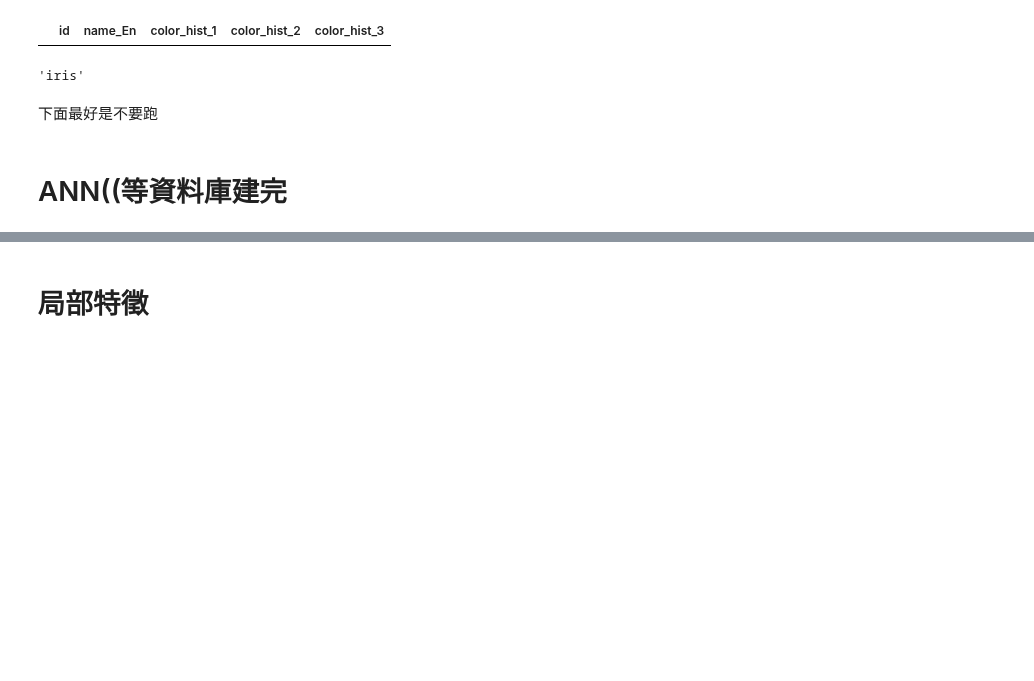
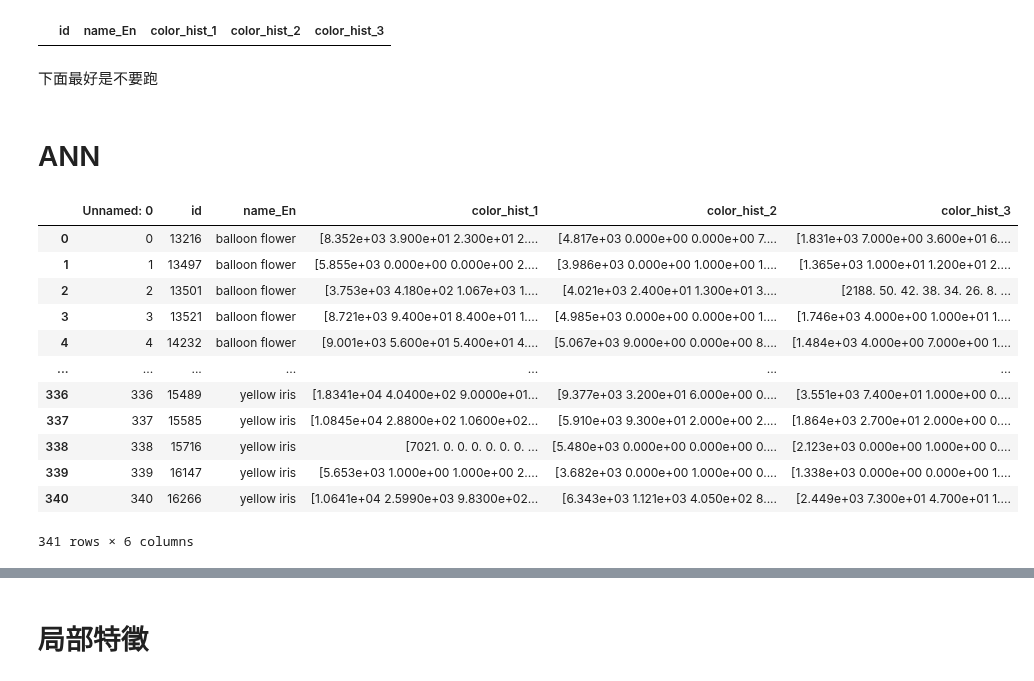
Before and after one commit to fxz200/detection, a Jupyter notebook: flower.ipynb, the cells around one changed output, grey strips where cells are left out. Cells and saved outputs as stored; diff of their text form; code cells hidden in the pictures; blank space fills up the shorter version.

```diff
--- a/flower.ipynb
+++ b/flower.ipynb
@@ -458,10 +450,6 @@ flower_db=pd.DataFrame(title)
 flower_db
 # %% [output]
 |  | id | name_En | color_hist_1 | color_hist_2 | color_hist_3 |
-# %%
-GetName("C:/flowerpic/jpeg-224x224/val/iris/12769.jpeg")
-# %% [output]
-'iris'
 # %%
 
 #"C:/flowerpic/jpeg-224x224/val/iris/12769.jpeg"
@@ -509,5 +497,22 @@ for path in pathlist:
 # %%
 flower_db.to_csv("flower_db.csv")
 # %% [markdown]
-ANN((等資料庫建完
+ANN
 ===
+# %%
+df=pd.read_csv("flower_db.csv")
+df
+# %% [output]
+|  | Unnamed: 0 | id | name_En | color_hist_1 | color_hist_2 | color_hist_3 |
+| 0 | 0 | 13216 | balloon flower | [8.352e+03 3.900e+01 2.300e+01 2.... | [4.817e+03 0.000e+00 0.000e+00 7.... | [1.831e+03 7.000e+00 3.600e+01 6.... |
+| 1 | 1 | 13497 | balloon flower | [5.855e+03 0.000e+00 0.000e+00 2.... | [3.986e+03 0.000e+00 1.000e+00 1.... | [1.365e+03 1.000e+01 1.200e+01 2.... |
+| 2 | 2 | 13501 | balloon flower | [3.753e+03 4.180e+02 1.067e+03 1.... | [4.021e+03 2.400e+01 1.300e+01 3.... | [2188. 50. 42. 38. 34. 26. 8. ... |
+| 3 | 3 | 13521 | balloon flower | [8.721e+03 9.400e+01 8.400e+01 1.... | [4.985e+03 0.000e+00 0.000e+00 1.... | [1.746e+03 4.000e+00 1.000e+01 1.... |
+| 4 | 4 | 14232 | balloon flower | [9.001e+03 5.600e+01 5.400e+01 4.... | [5.067e+03 9.000e+00 0.000e+00 8.... | [1.484e+03 4.000e+00 7.000e+00 1.... |
+| ... | ... | ... | ... | ... | ... | ... |
+| 336 | 336 | 15489 | yellow iris | [1.8341e+04 4.0400e+02 9.0000e+01... | [9.377e+03 3.200e+01 6.000e+00 0.... | [3.551e+03 7.400e+01 1.000e+00 0.... |
+| 337 | 337 | 15585 | yellow iris | [1.0845e+04 2.8800e+02 1.0600e+02... | [5.910e+03 9.300e+01 2.000e+00 2.... | [1.864e+03 2.700e+01 2.000e+00 0.... |
+| 338 | 338 | 15716 | yellow iris | [7021. 0. 0. 0. 0. 0. 0. ... | [5.480e+03 0.000e+00 0.000e+00 0.... | [2.123e+03 0.000e+00 1.000e+00 0.... |
+| 339 | 339 | 16147 | yellow iris | [5.653e+03 1.000e+00 1.000e+00 2.... | [3.682e+03 0.000e+00 1.000e+00 0.... | [1.338e+03 0.000e+00 0.000e+00 1.... |
+| 340 | 340 | 16266 | yellow iris | [1.0641e+04 2.5990e+03 9.8300e+02... | [6.343e+03 1.121e+03 4.050e+02 8.... | [2.449e+03 7.300e+01 4.700e+01 1.... |
+341 rows × 6 columns
```
Also changed, not shown: parts of 9 cells of this notebook, 2 other files.
